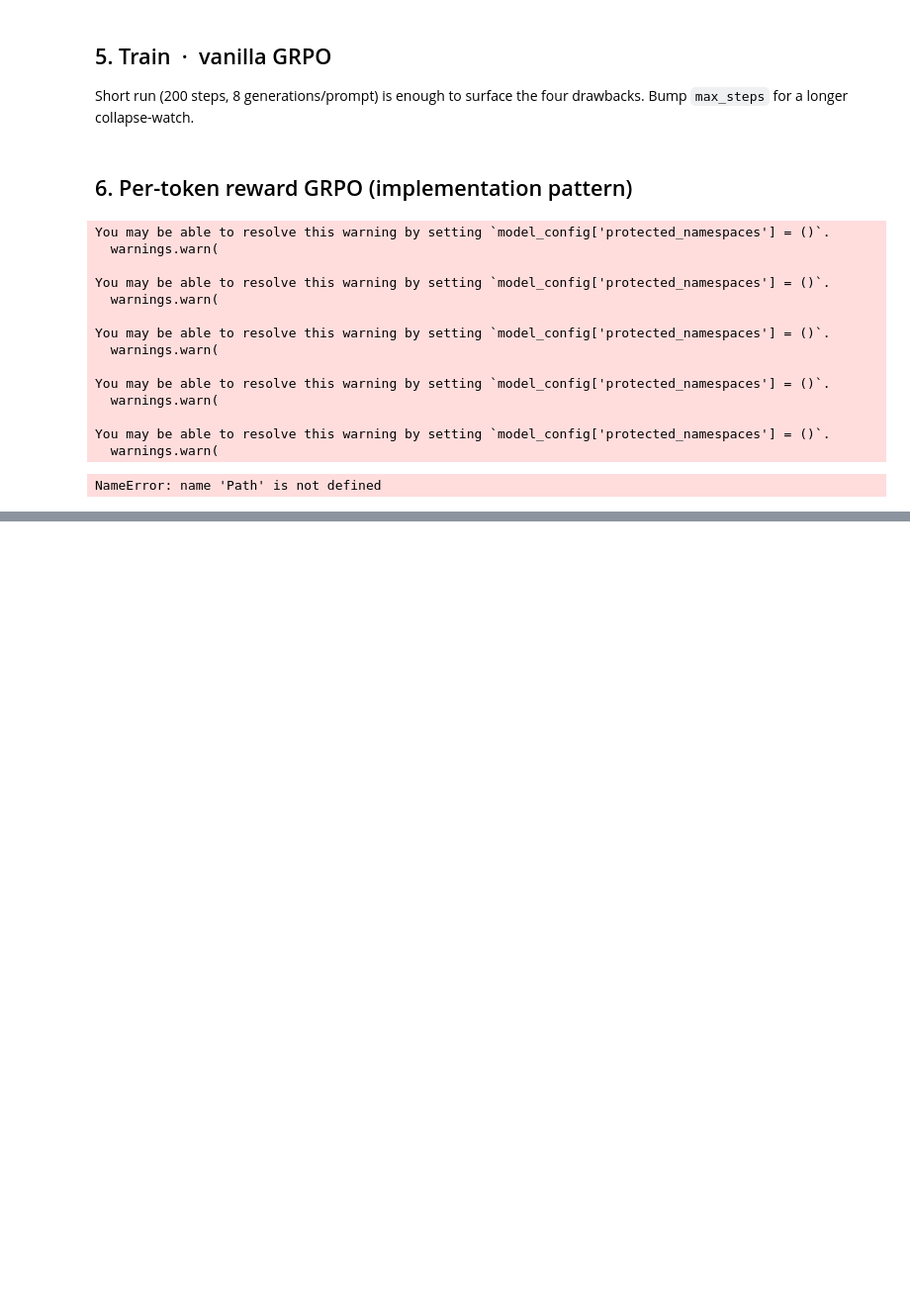
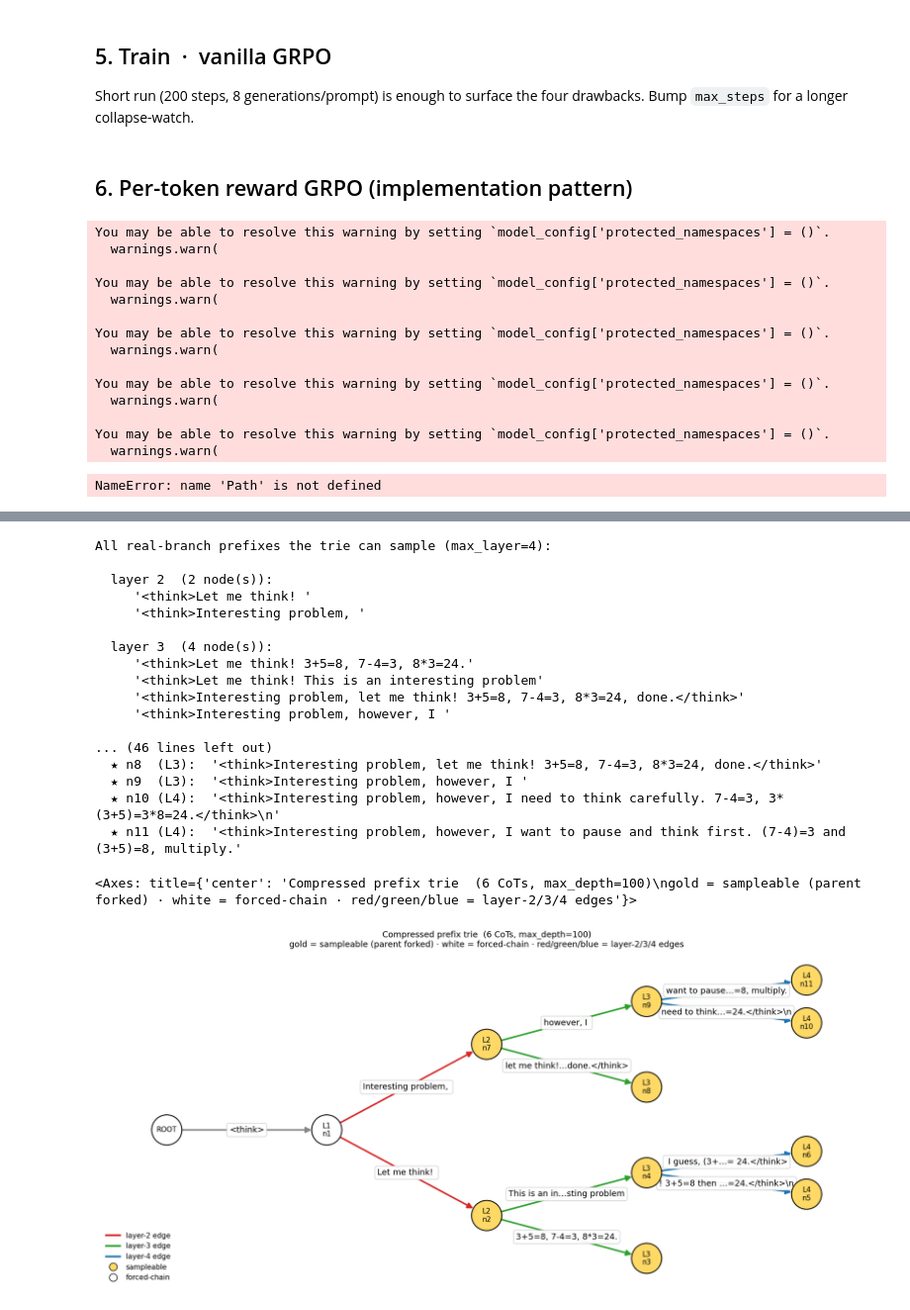
Before and after one commit to fangyuan-ksgk/arl, a Jupyter notebook: game24.ipynb, the cells around one changed output, grey strips where cells are left out. Shown at 99% size. Cells and saved outputs as stored; diff of their text form; code cells hidden in the pictures; blank space fills up the shorter version.

```diff
--- a/game24.ipynb
+++ b/game24.ipynb
@@ -289,0 +704,60 @@ NameError: name 'Path' is not defined
+# %%
+# =============================================================================
+# Verify PrefixTrie.sample() — text output + readable trie diagram.
+# =============================================================================
+from collections import defaultdict
+import numpy as np
+
+from src.prefix_inject import visualize_prefix_trie
+
+# ── A) TEXT — every layered prefix the trie can sample. ─────────────────────
+print("All real-branch prefixes the trie can sample (max_layer=4):")
+all_paths = trie.layered_prefixes(max_layer=4)
+by_layer = defaultdict(list)
+for s, lyr in all_paths:
+    by_layer[lyr].append(s)
+for lyr in sorted(by_layer):
+    print(f"\n  layer {lyr}  ({len(by_layer[lyr])} node(s)):")
+    for s in by_layer[lyr]:
+        print(f"     {s!r}")
+
+# 20 uniform draws at max_layer=3.
+print("\n\n20 samples from trie.sample(rng, max_layer=3):")
+rng = np.random.default_rng(0)
+for _ in range(20):
+    print(f"   {trie.sample(rng, max_layer=3)!r}")
+
+# Empirical distribution check (5000 draws).
+print("\nEmpirical sampling frequency over 5000 draws (max_layer=3):")
+rng = np.random.default_rng(1)
+freqs = defaultdict(int)
+N = 5000
+for _ in range(N):
+    freqs[trie.sample(rng, max_layer=3)] += 1
+pool = [s for s, lyr in all_paths if lyr <= 3]
+print(f"   pool size = {len(pool)}, expected freq = {1.0/len(pool):.3f}")
+for s in pool:
+    print(f"     {freqs[s]/N:.3f}   {s!r}")
+
+# ── B) DIAGRAM — horizontal layout, large fonts, full-prefix legend. ────────
+visualize_prefix_trie(trie, orientation="horizontal", figsize=(17, 8))
+# %% [output]
+All real-branch prefixes the trie can sample (max_layer=4):
+
+  layer 2  (2 node(s)):
+     '<think>Let me think! '
+     '<think>Interesting problem, '
+
+  layer 3  (4 node(s)):
+     '<think>Let me think! 3+5=8, 7-4=3, 8*3=24.'
+     '<think>Let me think! This is an interesting problem'
+     '<think>Interesting problem, let me think! 3+5=8, 7-4=3, 8*3=24, done.</think>'
+     '<think>Interesting problem, however, I '
+
+... (46 lines left out)
+  ★ n8  (L3):  '<think>Interesting problem, let me think! 3+5=8, 7-4=3, 8*3=24, done.</think>'
+  ★ n9  (L3):  '<think>Interesting problem, however, I '
+  ★ n10 (L4):  '<think>Interesting problem, however, I need to think carefully. 7-4=3, 3*(3+5)=3*8=24.</think>\n'
+  ★ n11 (L4):  '<think>Interesting problem, however, I want to pause and think first. (7-4)=3 and (3+5)=8, multiply.'
+<Axes: title={'center': 'Compressed prefix trie  (6 CoTs, max_depth=100)\ngold = sampleable (parent forked) · white = forced-chain · red/green/blue = layer-2/3/4 edges'}>
+[figure, added]
```
Also changed, not shown: parts of 12 cells of this notebook, 1 other file.
